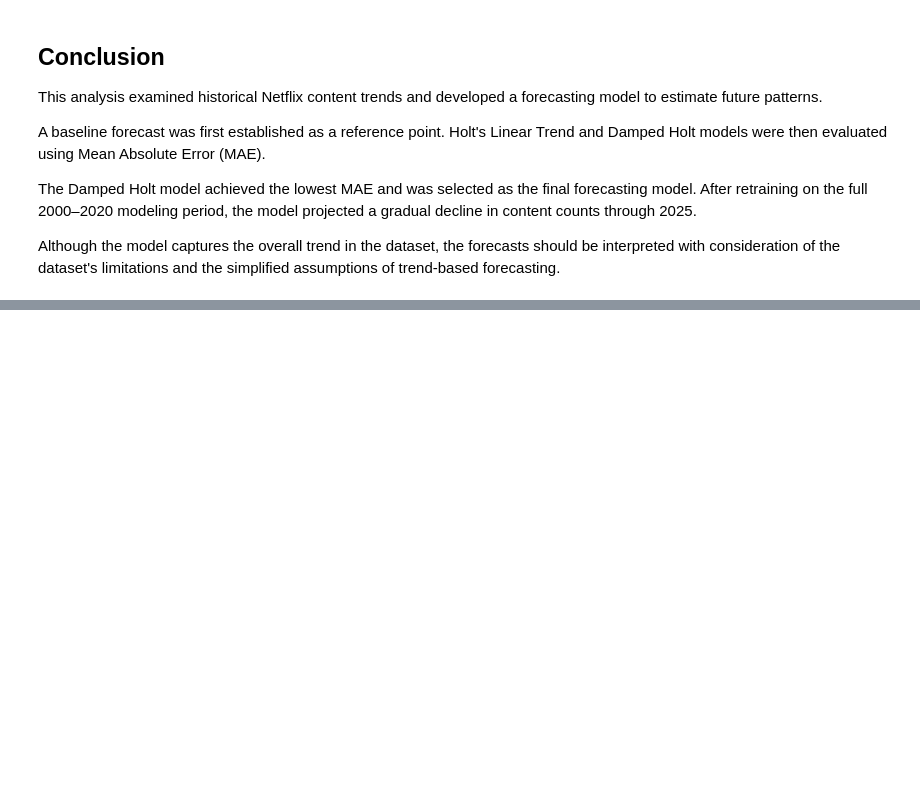
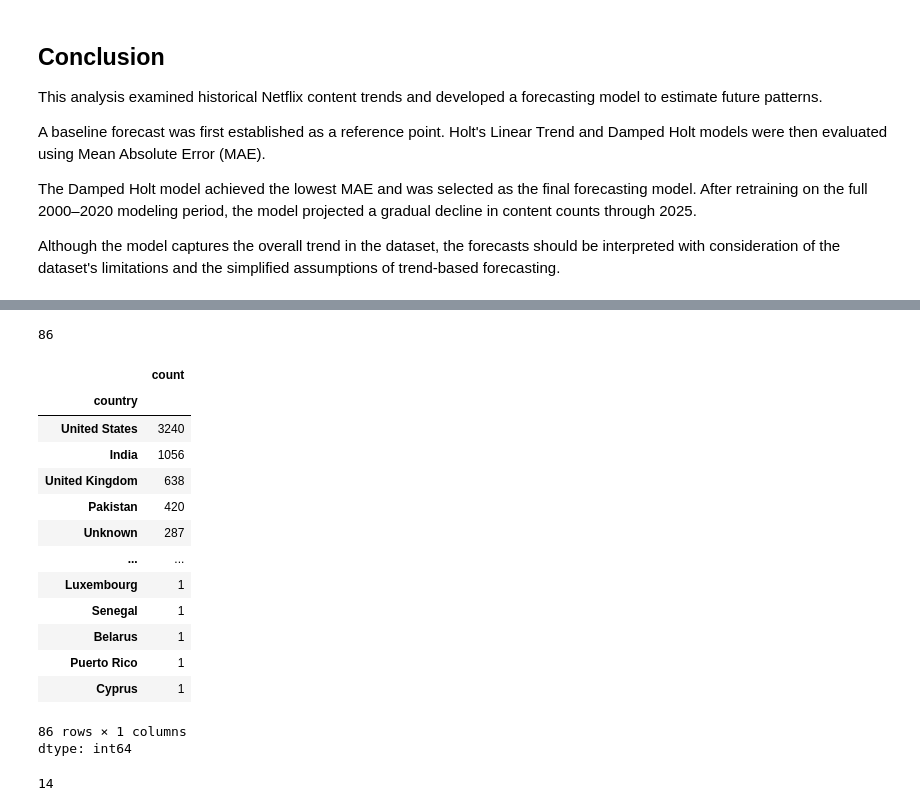
Before and after one commit to ahmedmamdouh111/Netflix-data-science-internship, a Jupyter notebook: Netflix_Data_Science_Internship.ipynb, the cells around one changed output, grey strips where cells are left out. Saved outputs shown, nothing was run; the diff lists cells and outputs as text; code cells hidden in the pictures; blank space fills up the shorter version.

```diff
--- a/Netflix_Data_Science_Internship.ipynb
+++ b/Netflix_Data_Science_Internship.ipynb
@@ -1620,0 +1678,26 @@ Although the model captures the overall trend in the dataset, the forecasts shou
+# %%
+data['country'].nunique()
+# %% [output]
+86
+# %%
+data['country'].value_counts()
+# %% [output]
+|  | count |
+| country |  |
+| United States | 3240 |
+| India | 1056 |
+| United Kingdom | 638 |
+| Pakistan | 420 |
+| Unknown | 287 |
+| ... | ... |
+| Luxembourg | 1 |
+| Senegal | 1 |
+| Belarus | 1 |
+| Puerto Rico | 1 |
+| Cyprus | 1 |
+86 rows × 1 columns
+dtype: int64
+# %%
+data['rating'].nunique()
+# %% [output]
+14
```
Also changed, not shown: parts of 31 cells of this notebook.
